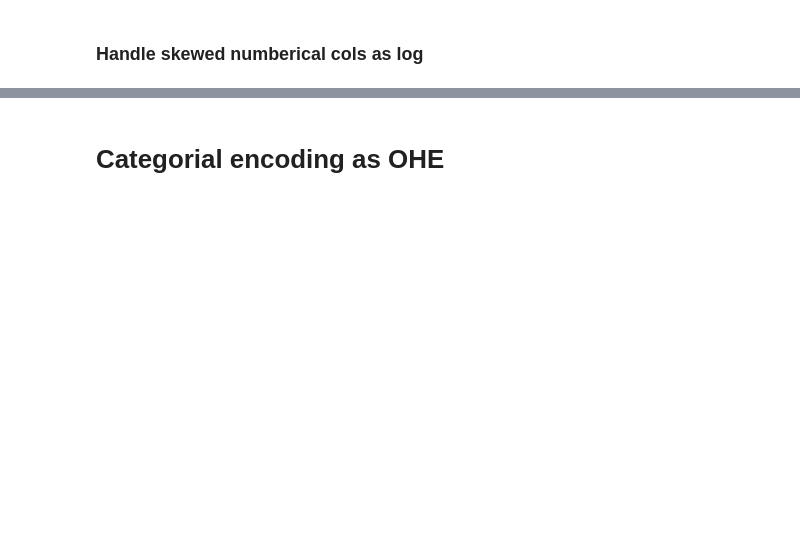
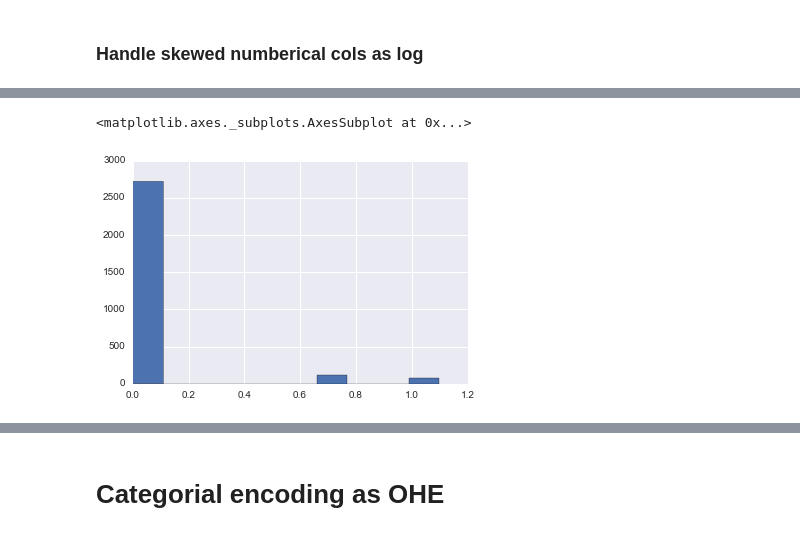
Before and after one commit to ahmadelsallab/HousePrices, a Jupyter notebook: train_DNN_regressors.ipynb, the cells around one changed output, grey strips where cells are left out. Drawn from its saved outputs; the diff is of its cells as text; code cells hidden in the pictures; blank space fills up the shorter version.

```diff
--- a/train_DNN_regressors.ipynb
+++ b/train_DNN_regressors.ipynb
@@ -692,0 +561,5 @@ df_num = df_num.fillna(df_num.median())
+# %%
+df_num[skewed_features[0]].hist()
+# %% [output]
+<matplotlib.axes._subplots.AxesSubplot at 0x...>
+[figure, added]
```
Also changed, not shown: parts of 114 cells of this notebook.
